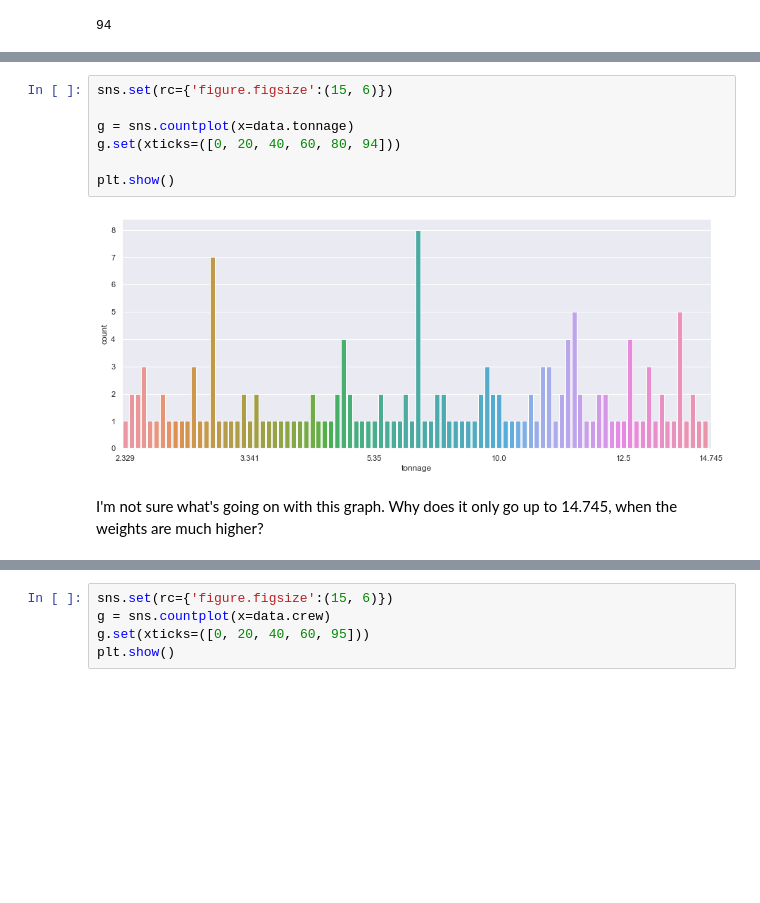
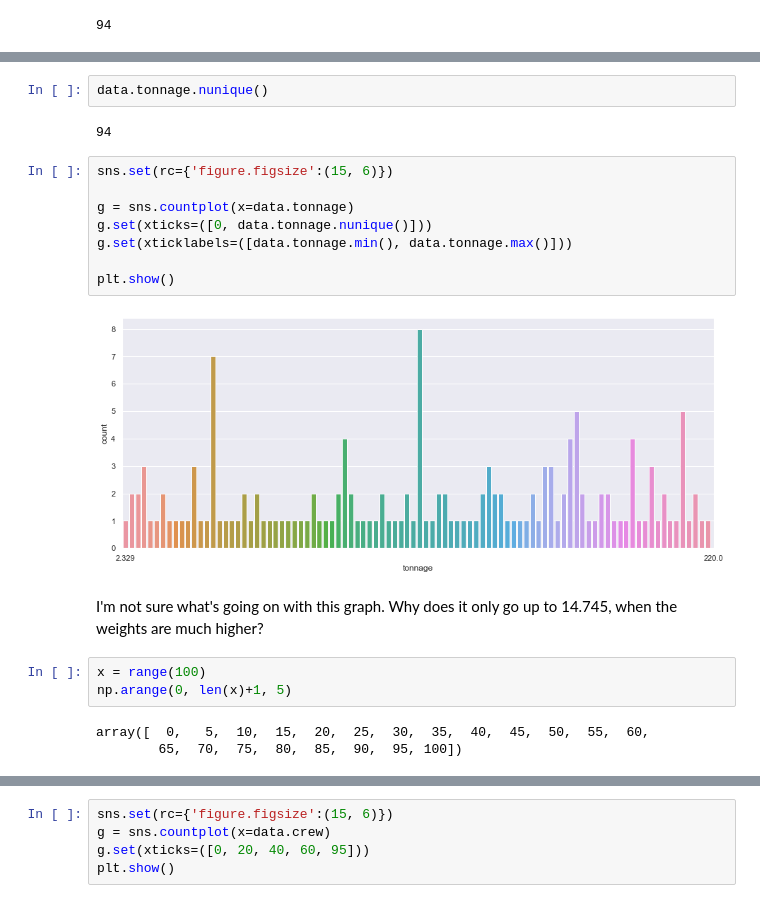
Before and after one commit to halpert3/cruise_ship, a Jupyter notebook: 1_cruise_ship_notebook.ipynb, the cells around one changed output, grey strips where cells are left out. Cells and saved outputs as stored; diff of their text form; blank space fills up the shorter version.

Commit message:
worked on visualizations

```diff
--- a/1_cruise_ship_notebook.ipynb
+++ b/1_cruise_ship_notebook.ipynb
@@ -97,11 +112,22 @@ len(pd.unique(data.tonnage))
+# %%
+data.tonnage.nunique()
+# %% [output]
+94
 # %%
 sns.set(rc={'figure.figsize':(15, 6)})
 
 g = sns.countplot(x=data.tonnage)
-g.set(xticks=([0, 20, 40, 60, 80, 94]))
+g.set(xticks=([0, data.tonnage.nunique()]))
+g.set(xticklabels=([data.tonnage.min(), data.tonnage.max()]))
 
 plt.show()
 # %% [output]
-[figure, old version]
+[figure, new version]
 # %% [markdown]
 I'm not sure what's going on with this graph. Why does it only go up to 14.745, when the weights are much higher?
+# %%
+x = range(100)
+np.arange(0, len(x)+1, 5)
+# %% [output]
+array([  0,   5,  10,  15,  20,  25,  30,  35,  40,  45,  50,  55,  60,
+        65,  70,  75,  80,  85,  90,  95, 100])
```
Also changed, not shown: parts of 5 cells of this notebook.
